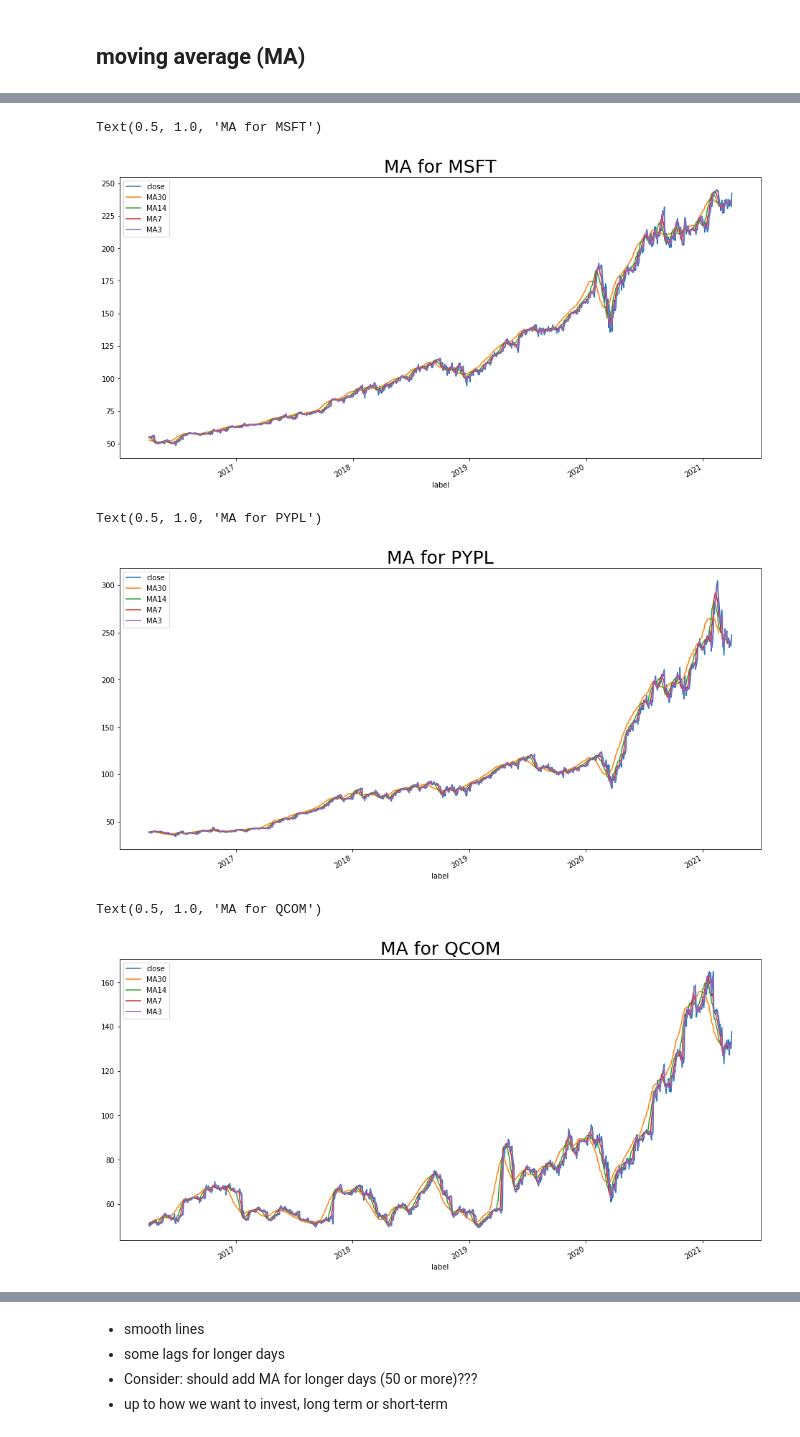
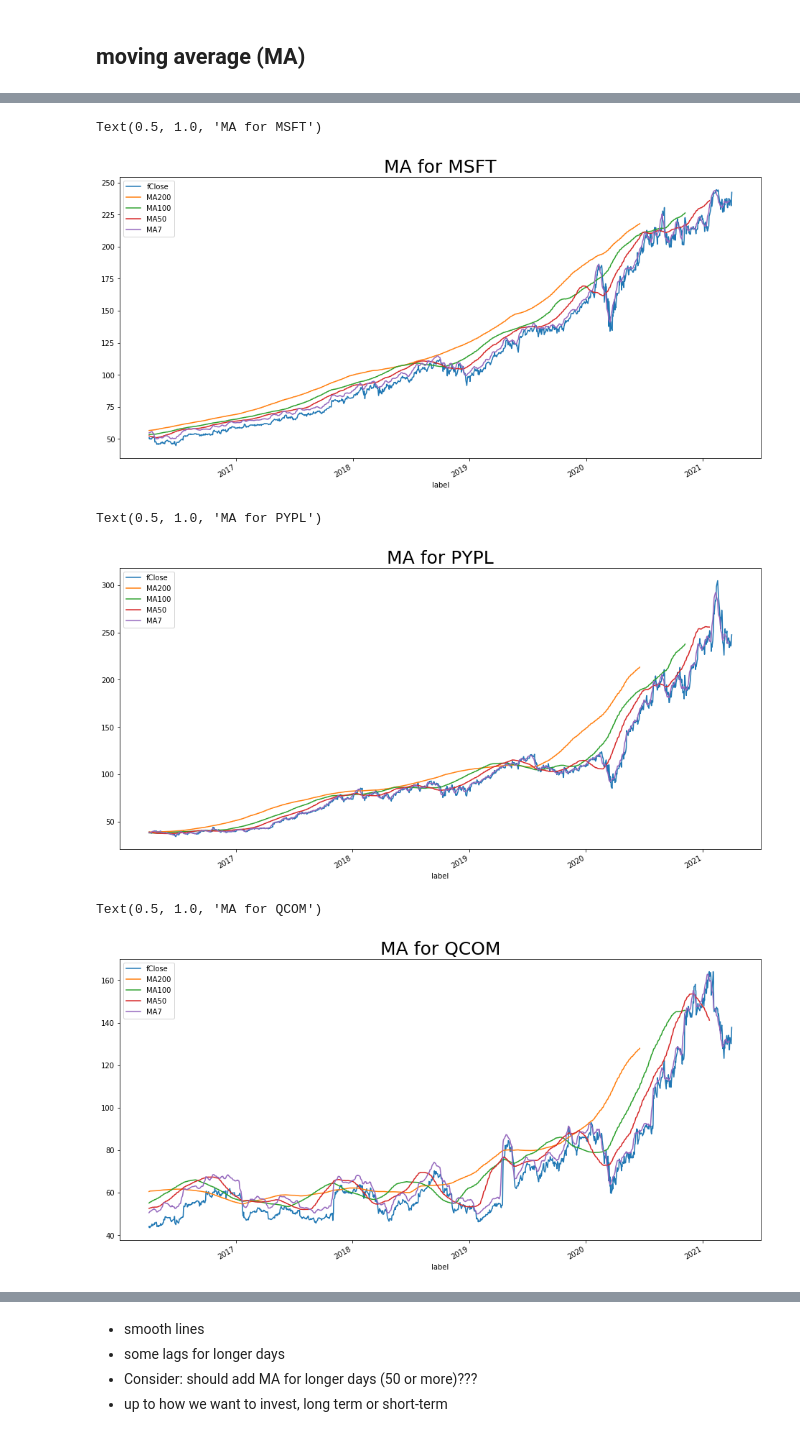
Before and after one commit to Yu821/stock_price_prediction, a Jupyter notebook: visualizations_for_history_price.ipynb, the cells around one changed output, grey strips where cells are left out. Saved outputs shown, nothing was run; the diff lists cells and outputs as text; code cells hidden in the pictures.

```diff
--- a/visualizations_for_history_price.ipynb
+++ b/visualizations_for_history_price.ipynb
@@ -315,41 +315,41 @@ Text(0.5, 1.0, 'MA for INTC')
 # %%
 # MSFT
-# change in one month, two weeks, 1 week, 3 days
-df_MSFT['MA30'] = df_MSFT['close'].rolling(30).mean()
-df_MSFT['MA14'] = df_MSFT['close'].rolling(14).mean()
+# change in 7 days, 50 days, 100 days and 200 days
+df_MSFT['MA200'] = df_MSFT['close'].rolling(200).mean()
+df_MSFT['MA100'] = df_MSFT['close'].rolling(100).mean()
+df_MSFT['MA50'] = df_MSFT['close'].rolling(50).mean()
 df_MSFT['MA7'] = df_MSFT['close'].rolling(7).mean()
-df_MSFT['MA3'] = df_MSFT['close'].rolling(3).mean()
 
-df_MSFT[['close', 'MA30', 'MA14', 'MA7', 'MA3']].plot(figsize = (16,8))
+df_MSFT[['fClose', 'MA200', 'MA100', 'MA50', 'MA7']].plot(figsize = (16,8))
 plt.title('MA for MSFT', fontsize = 25)
 # %% [output]
 Text(0.5, 1.0, 'MA for MSFT')
-[figure, old version]
+[figure, new version]
 # %%
 # PYPL
-# change in one month, two weeks, 1 week, 3 days
-df_PYPL['MA30'] = df_PYPL['close'].rolling(30).mean()
-df_PYPL['MA14'] = df_PYPL['close'].rolling(14).mean()
-df_PYPL['MA7'] =df_PYPL['close'].rolling(7).mean()
-df_PYPL['MA3'] = df_PYPL['close'].rolling(3).mean()
+# change in 7 days, 50 days, 100 days and 200 days
+df_PYPL['MA200'] = df_PYPL['close'].rolling(200).mean()
+df_PYPL['MA100'] = df_PYPL['close'].rolling(100).mean()
+df_PYPL['MA50'] =df_PYPL['close'].rolling(50).mean()
+df_PYPL['MA7'] = df_PYPL['close'].rolling(7).mean()
 
-df_PYPL[['close', 'MA30', 'MA14', 'MA7', 'MA3']].plot(figsize = (16,8))
+df_PYPL[['fClose', 'MA200', 'MA100', 'MA50', 'MA7']].plot(figsize = (16,8))
 plt.title('MA for PYPL', fontsize = 25)
 # %% [output]
 Text(0.5, 1.0, 'MA for PYPL')
-[figure, old version]
+[figure, new version]
 # %%
 # QCOM
-# change in one month, two weeks, 1 week, 3 days
-df_QCOM['MA30'] = df_QCOM['close'].rolling(30).mean()
-df_QCOM['MA14'] = df_QCOM['close'].rolling(14).mean()
+# change in 7 days, 50 days, 100 days and 200 days
+df_QCOM['MA200'] = df_QCOM['close'].rolling(200).mean()
+df_QCOM['MA100'] = df_QCOM['close'].rolling(100).mean()
+df_QCOM['MA50'] = df_QCOM['close'].rolling(50).mean()
 df_QCOM['MA7'] = df_QCOM['close'].rolling(7).mean()
-df_QCOM['MA3'] = df_QCOM['close'].rolling(3).mean()
 
-df_QCOM[['close', 'MA30', 'MA14', 'MA7', 'MA3']].plot(figsize = (16,8))
+df_QCOM[['fClose', 'MA200', 'MA100', 'MA50', 'MA7']].plot(figsize = (16,8))
 plt.title('MA for QCOM', fontsize = 25)
 # %% [output]
 Text(0.5, 1.0, 'MA for QCOM')
-[figure, old version]
+[figure, new version]
 # %%
 # SHOP
```
Also changed, not shown: parts of 8 cells of this notebook, 1 other file.
